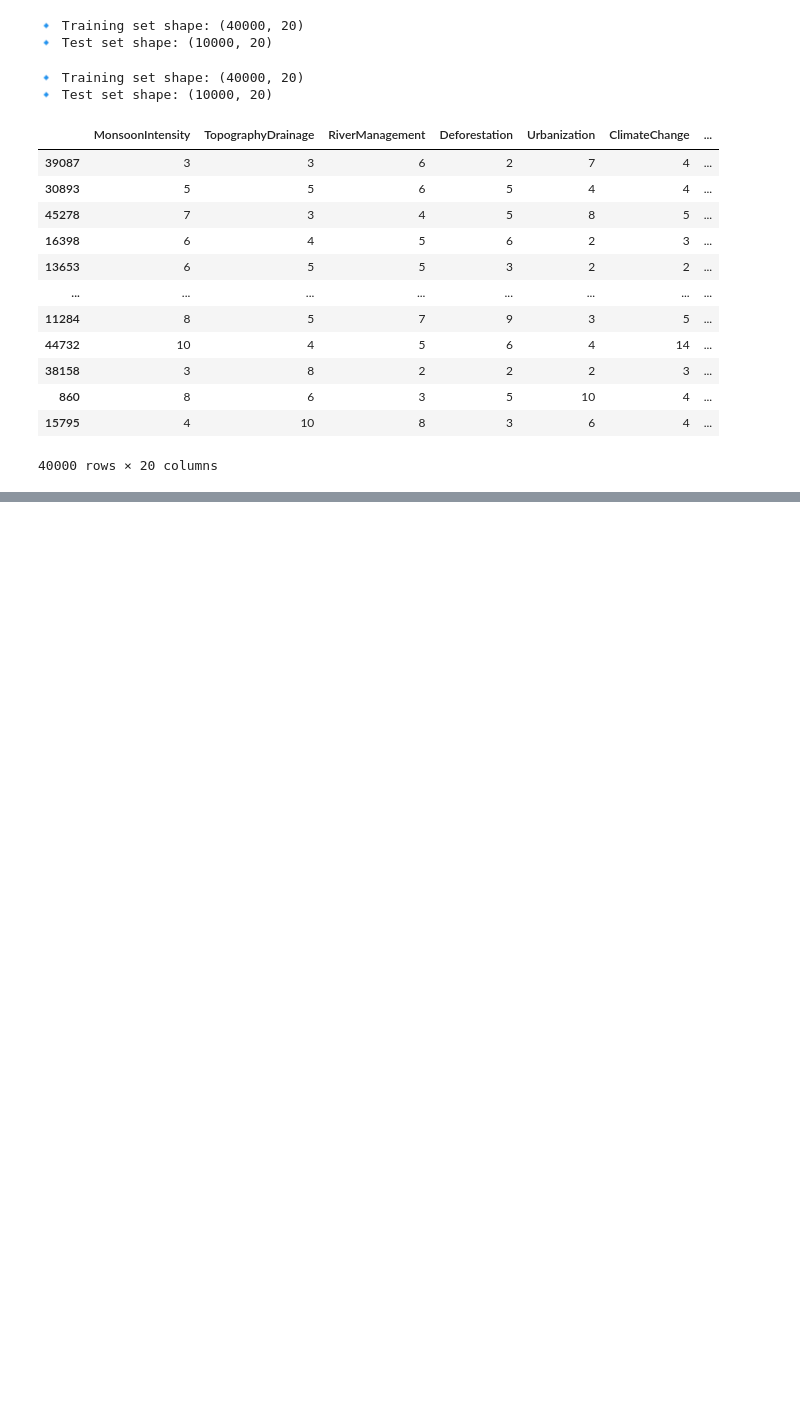
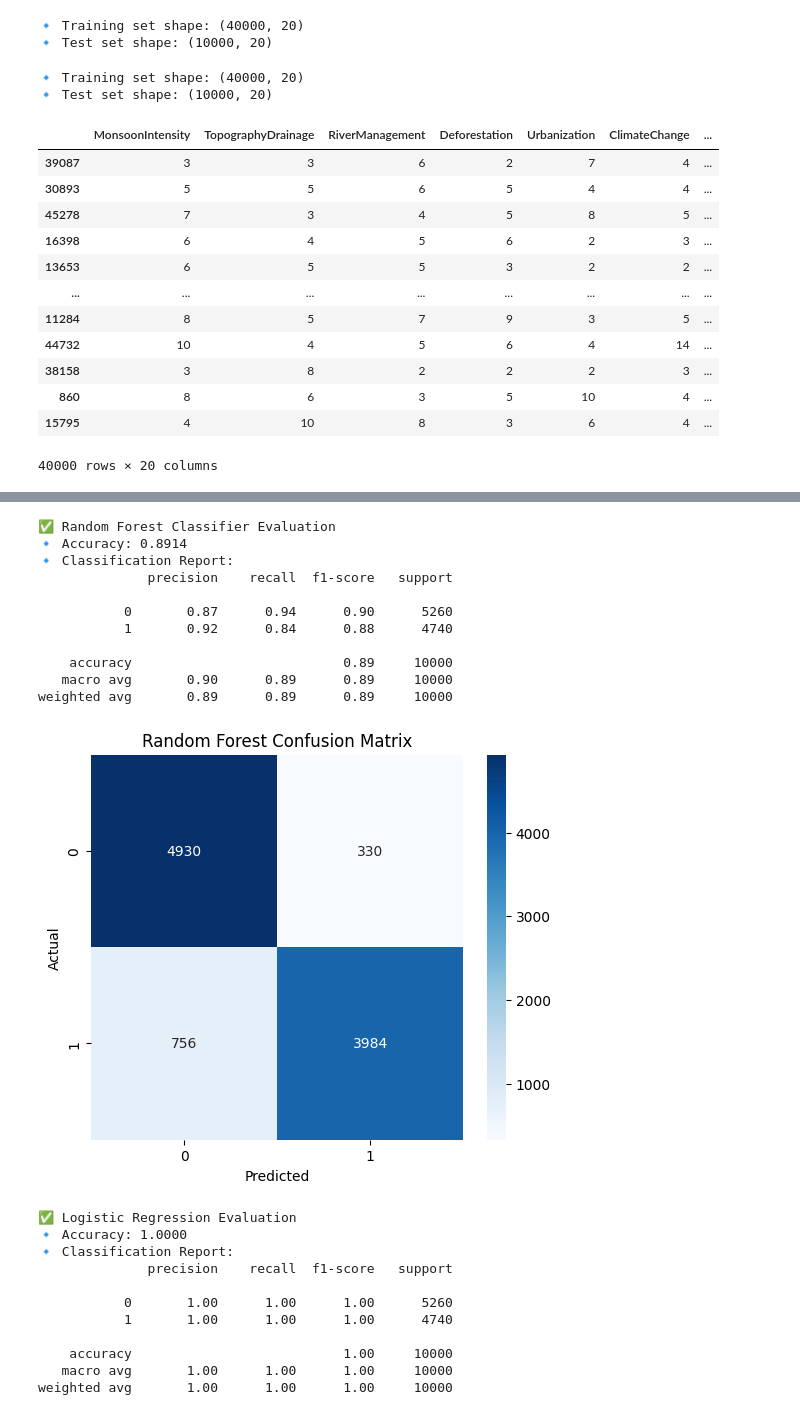
Before and after one commit to sumeethvarma7/AI_Based_Disaster_Early_Warning_System.ipynb, a Jupyter notebook: Copy_of_AI_Based_Disaster_Early_Warning_System.ipynb, the cells around one changed output, grey strips where cells are left out. Drawn from its saved outputs; the diff is of its cells as text; code cells hidden in the pictures; blank space fills up the shorter version.

```diff
--- a/Copy_of_AI_Based_Disaster_Early_Warning_System.ipynb
+++ b/Copy_of_AI_Based_Disaster_Early_Warning_System.ipynb
@@ -384,0 +442,68 @@ X_train
+# %%
+from sklearn.metrics import accuracy_score, classification_report, confusion_matrix
+import matplotlib.pyplot as plt
+import seaborn as sns
+
+# --- Random Forest Evaluation ---
+print("✅ Random Forest Classifier Evaluation")
+
+# Accuracy
+rf_acc = accuracy_score(y_test_class, rf_predictions)
+print(f"🔹 Accuracy: {rf_acc:.4f}")
+
+# Classification Report
+print("🔹 Classification Report:")
+print(classification_report(y_test_class, rf_predictions))
+
+# Confusion Matrix
+rf_cm = confusion_matrix(y_test_class, rf_predictions)
+plt.figure(figsize=(6,5))
+sns.heatmap(rf_cm, annot=True, fmt='d', cmap='Blues')
+plt.title("Random Forest Confusion Matrix")
+plt.xlabel("Predicted")
+plt.ylabel("Actual")
+plt.show()
+
+# --- Logistic Regression Evaluation ---
+print("✅ Logistic Regression Evaluation")
+
+# Accuracy
+log_acc = accuracy_score(y_test_class, log_predictions)
+print(f"🔹 Accuracy: {log_acc:.4f}")
+
+# Classification Report
+print("🔹 Classification Report:")
+print(classification_report(y_test_class, log_predictions))
+
+# Confusion Matrix
+log_cm = confusion_matrix(y_test_class, log_predictions)
+plt.figure(figsize=(6,5))
+sns.heatmap(log_cm, annot=True, fmt='d', cmap='Greens')
+plt.title("Logistic Regression Confusion Matrix")
+plt.xlabel("Predicted")
+plt.ylabel("Actual")
+plt.show()
+# %% [output]
+✅ Random Forest Classifier Evaluation
+🔹 Accuracy: 0.8914
+🔹 Classification Report:
+              precision    recall  f1-score   support
+
+           0       0.87      0.94      0.90      5260
+           1       0.92      0.84      0.88      4740
+
+    accuracy                           0.89     10000
+   macro avg       0.90      0.89      0.89     10000
+weighted avg       0.89      0.89      0.89     10000
+[figure, added]
+✅ Logistic Regression Evaluation
+🔹 Accuracy: 1.0000
+🔹 Classification Report:
+              precision    recall  f1-score   support
+
+           0       1.00      1.00      1.00      5260
+           1       1.00      1.00      1.00      4740
+
+    accuracy                           1.00     10000
+   macro avg       1.00      1.00      1.00     10000
+weighted avg       1.00      1.00      1.00     10000
```
Also changed, not shown: parts of 5 cells of this notebook.
